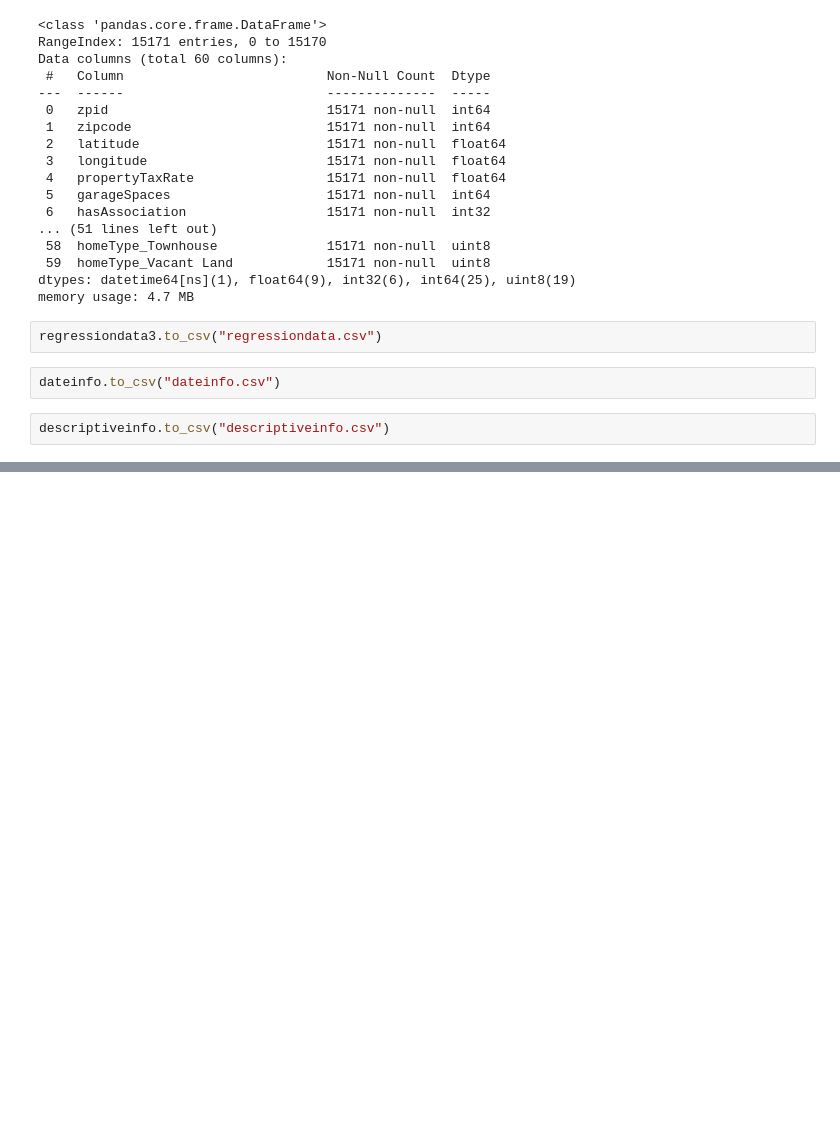
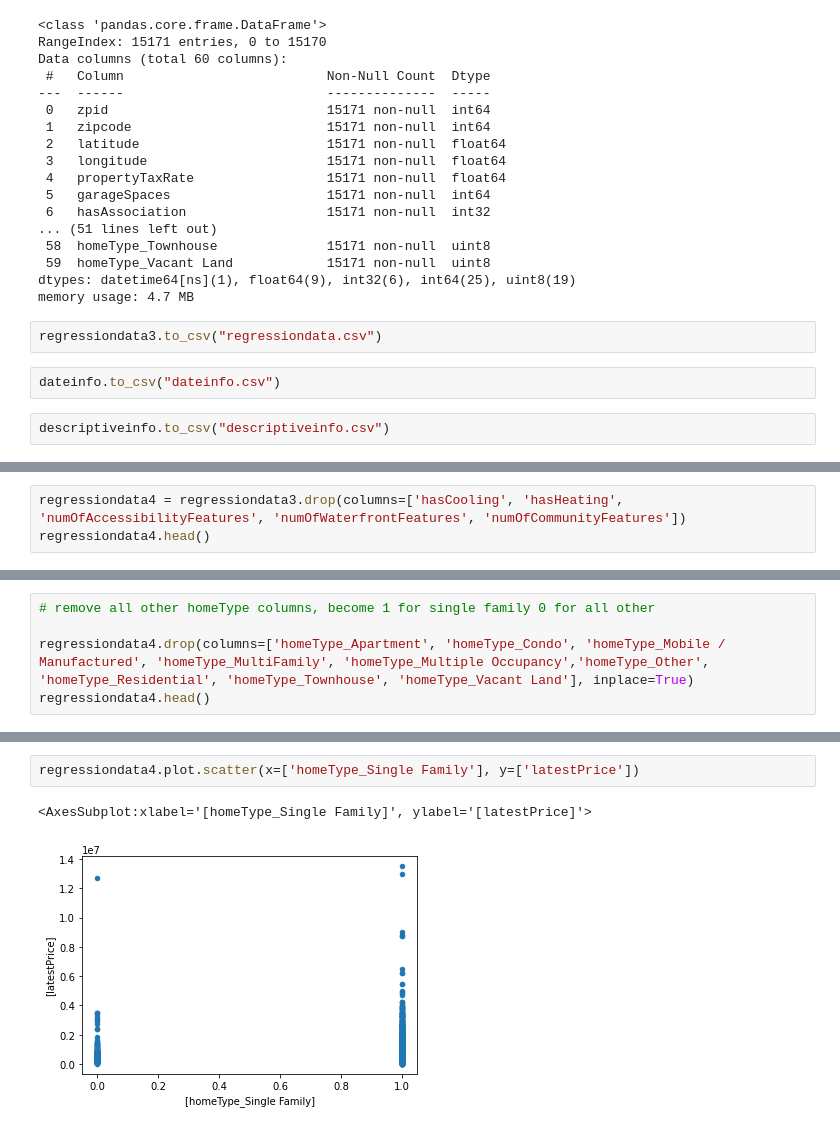
Before and after one commit to dannyvchu/Housing-Market-Analysis, a Jupyter notebook: CleaningData.ipynb, the cells around one changed output, grey strips where cells are left out. Saved outputs shown, nothing was run; the diff lists cells and outputs as text; blank space fills up the shorter version.

```diff
--- a/CleaningData.ipynb
+++ b/CleaningData.ipynb
@@ -153,0 +216,3 @@ descriptiveinfo.to_csv("descriptiveinfo.csv")
+# %%
+regressiondata4 = regressiondata3.drop(columns=['hasCooling', 'hasHeating', 'numOfAccessibilityFeatures', 'numOfWaterfrontFeatures', 'numOfCommunityFeatures'])
+regressiondata4.head()
@@ -153,0 +241,5 @@ descriptiveinfo.to_csv("descriptiveinfo.csv")
+# %%
+# remove all other homeType columns, become 1 for single family 0 for all other
+
+regressiondata4.drop(columns=['homeType_Apartment', 'homeType_Condo', 'homeType_Mobile / Manufactured', 'homeType_MultiFamily', 'homeType_Multiple Occupancy','homeType_Other', 'homeType_Residential', 'homeType_Townhouse', 'homeType_Vacant Land'], inplace=True)
+regressiondata4.head()
@@ -153,0 +254,5 @@ descriptiveinfo.to_csv("descriptiveinfo.csv")
+# %%
+regressiondata4.plot.scatter(x=['homeType_Single Family'], y=['latestPrice'])
+# %% [output]
+<AxesSubplot:xlabel='[homeType_Single Family]', ylabel='[latestPrice]'>
+[figure, added]
```
Also changed, not shown: parts of 17 cells of this notebook.
